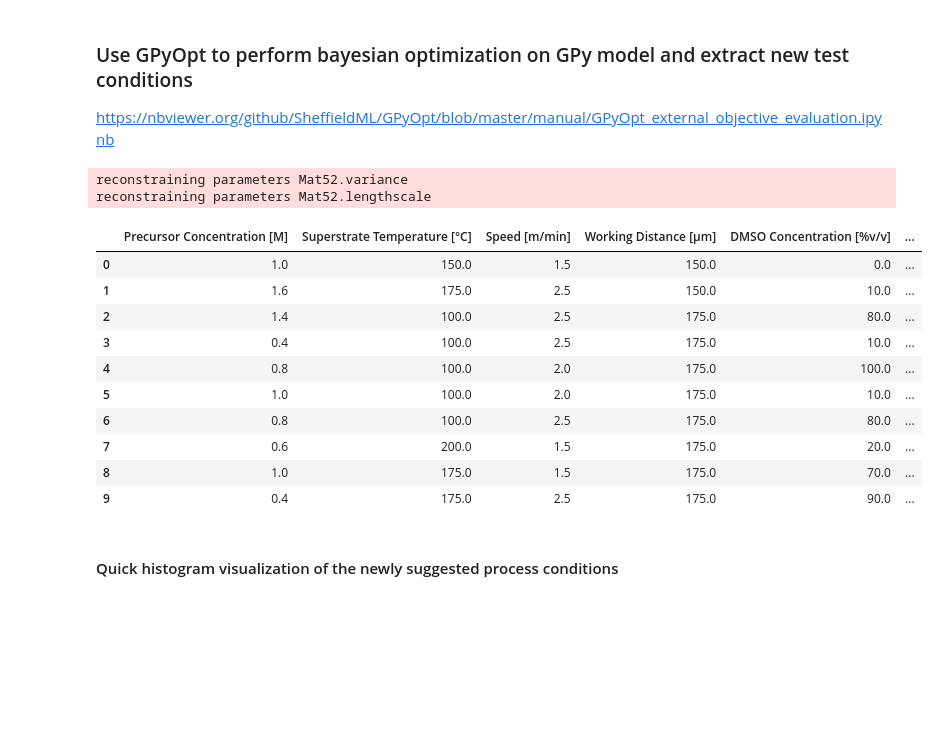
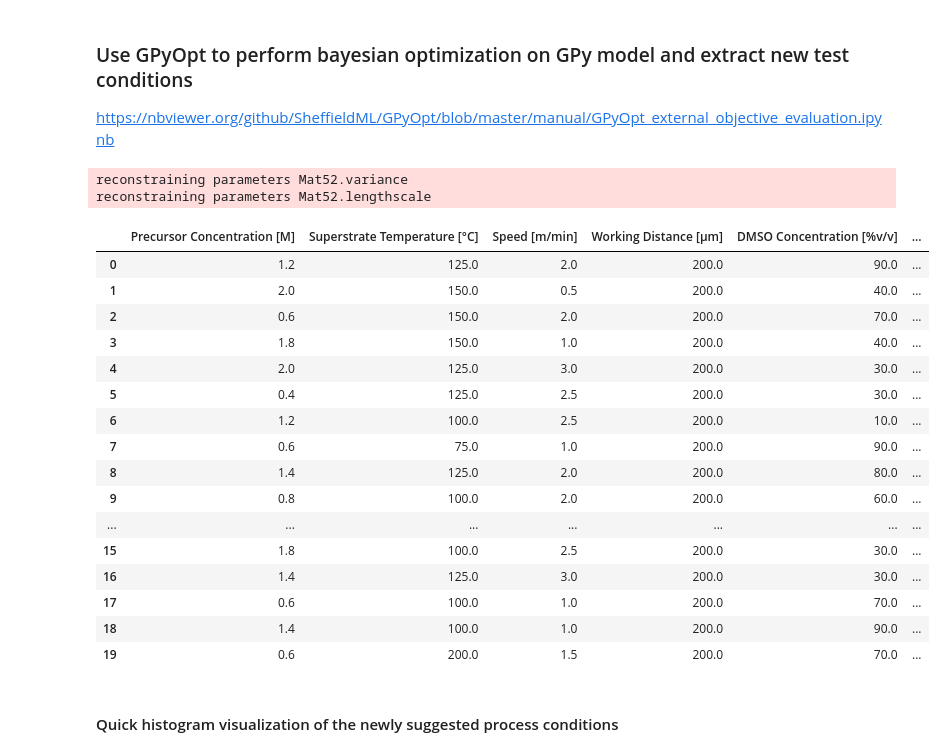
Before and after one commit to Printz-Lab/SL-PerovskiteOpt, a Jupyter notebook: Binary_Classification_BO/RAPID_Round1_BatchBO_Binary_Film_Quality_Gpy_Emukit.ipynb, the cells around one changed output. Cells and saved outputs as stored; diff of their text form; code cells hidden in the pictures; blank space fills up the shorter version.

```diff
--- a/Binary_Classification_BO/RAPID_Round1_BatchBO_Binary_Film_Quality_Gpy_Emukit.ipynb
+++ b/Binary_Classification_BO/RAPID_Round1_BatchBO_Binary_Film_Quality_Gpy_Emukit.ipynb
@@ -496,45 +494,51 @@ model_gpy.randomize()
 objective_model = GPClassModel(model_gpy)
 objective_model.set_data(X, Y)
 objective_model.n_restarts = 100
 objective_model.max_iters = 1000
 objective_model.optimize()
 
-acquisition_function = NegativeLowerConfidenceBound(model=objective_model, beta=10) #since emukit minimizes, this is the same as UCBf of the latent function f
+acquisition_function = NegativeLowerConfidenceBound(model=objective_model, beta=1) #since emukit minimizes, this is the same as UCBf of the latent function f
 
-num_new_samples = 10
+num_new_samples = 20
 num_iterations = 1
 
 expdesign_loop = ExperimentalDesignLoop(
     model=objective_model,
     space=parameter_space,
     acquisition=acquisition_function,
     batch_size=num_new_samples,
     update_interval=1,
 )
 
 for _ in range(num_iterations):
     X_new = expdesign_loop.get_next_points(None)
     # print(X_new)
 
 X_new = get_closest_array(x_denormalizer(X_new)) # make sure variable array is correct!
 x_new_norm = x_normalizer(X_new)
 
 df_X_new = pd.DataFrame(X_new, columns=x_labels)
 df_X_new
 # %% [output]
 reconstraining parameters Mat52.variance
 reconstraining parameters Mat52.lengthscale
 |  | Precursor Concentration [M] | Superstrate Temperature [°C] | Speed [m/min] | Working Distance [μm] | DMSO Concentration [%v/v] | ... |
-| 0 | 1.0 | 150.0 | 1.5 | 150.0 | 0.0 | ... |
-| 1 | 1.6 | 175.0 | 2.5 | 150.0 | 10.0 | ... |
-| 2 | 1.4 | 100.0 | 2.5 | 175.0 | 80.0 | ... |
-| 3 | 0.4 | 100.0 | 2.5 | 175.0 | 10.0 | ... |
-| 4 | 0.8 | 100.0 | 2.0 | 175.0 | 100.0 | ... |
-| 5 | 1.0 | 100.0 | 2.0 | 175.0 | 10.0 | ... |
-| 6 | 0.8 | 100.0 | 2.5 | 175.0 | 80.0 | ... |
-| 7 | 0.6 | 200.0 | 1.5 | 175.0 | 20.0 | ... |
-| 8 | 1.0 | 175.0 | 1.5 | 175.0 | 70.0 | ... |
-| 9 | 0.4 | 175.0 | 2.5 | 175.0 | 90.0 | ... |
+| 0 | 1.2 | 125.0 | 2.0 | 200.0 | 90.0 | ... |
+| 1 | 2.0 | 150.0 | 0.5 | 200.0 | 40.0 | ... |
+| 2 | 0.6 | 150.0 | 2.0 | 200.0 | 70.0 | ... |
+| 3 | 1.8 | 150.0 | 1.0 | 200.0 | 40.0 | ... |
+| 4 | 2.0 | 125.0 | 3.0 | 200.0 | 30.0 | ... |
+| 5 | 0.4 | 125.0 | 2.5 | 200.0 | 30.0 | ... |
+| 6 | 1.2 | 100.0 | 2.5 | 200.0 | 10.0 | ... |
+| 7 | 0.6 | 75.0 | 1.0 | 200.0 | 90.0 | ... |
+| 8 | 1.4 | 125.0 | 2.0 | 200.0 | 80.0 | ... |
+| 9 | 0.8 | 100.0 | 2.0 | 200.0 | 60.0 | ... |
+| ... | ... | ... | ... | ... | ... | ... |
+| 15 | 1.8 | 100.0 | 2.5 | 200.0 | 30.0 | ... |
+| 16 | 1.4 | 125.0 | 3.0 | 200.0 | 30.0 | ... |
+| 17 | 0.6 | 100.0 | 1.0 | 200.0 | 70.0 | ... |
+| 18 | 1.4 | 100.0 | 1.0 | 200.0 | 90.0 | ... |
+| 19 | 0.6 | 200.0 | 1.5 | 200.0 | 70.0 | ... |
 # %% [markdown]
 #### Quick histogram visualization of the newly suggested process conditions
 # %% [markdown]
```
Also changed, not shown: parts of 3 cells of this notebook, 4 other files.
